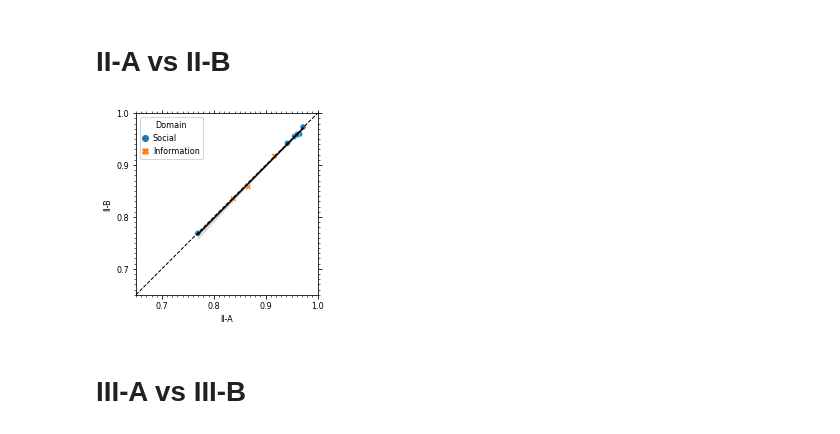
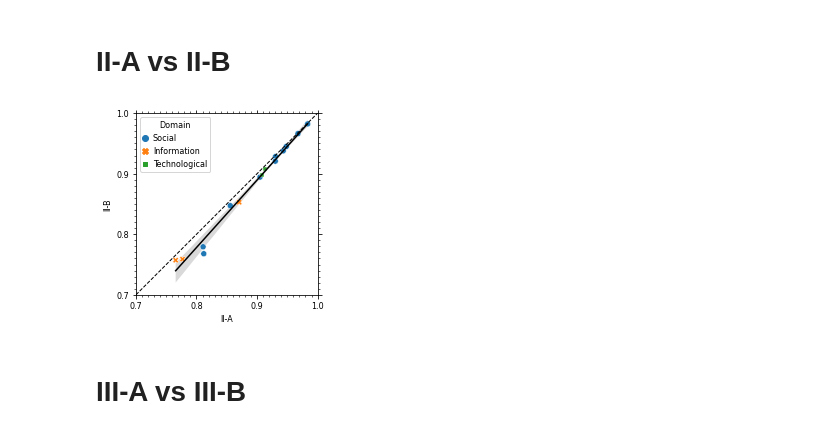
Before and after one commit to BattleBunny/snaproject, a Jupyter notebook: code/Figures for Paper.ipynb, the cells around one changed output. Saved outputs shown, nothing was run; the diff lists cells and outputs as text; code cells hidden in the pictures.

```diff
--- a/code/Figures for Paper.ipynb
+++ b/code/Figures for Paper.ipynb
@@ -11,8 +11,5 @@ networks = [8,9,10,11,16,18,20,21,24] #4 weggehaald
 # %%
 def get_performance(network: int, feature_set: str = 'II-A', model: str = 'LogisticRegression'):
-    if feature_set == 'I+II-A+III-A':
-        with open(f'/data/s3021637/{network:02}/properties/{feature_set}_{model}.float') as file:
-            return float(file.read())
     with open(f'/data/s1620444/{network:02}/properties/{feature_set}_{model}.float') as file:
         return float(file.read())
 # %%
@@ -43,7 +40,7 @@ def make_figure(df, xlabel, ylabel, name):
       sns.scatterplot(data=df, x=xlabel, y=ylabel, hue='Domain', style='Domain', ax=ax)
       ax.axline((0,0), (1,1), ls='--', c='black')
       ax.axis('scaled')
-      ax.axis([.65, 1, .65, 1])
+      ax.axis([.7, 1, .7, 1])
       ax.set_xlabel(xlabel)
       ax.set_ylabel(ylabel)
       ax.xaxis.set_minor_locator(matplotlib.ticker.MultipleLocator(.01))
@@ -69,15 +68,18 @@ make_figure(df_2b_123a, "II-B", 'I, II-A, III-A',"Fig3sets")
 # II-A vs II-B
 # %%
 info = pd.read_json('../networks.jsonl', lines=True).set_index('index')
+# networks = [8,9,10,11,16,18,20,21,24] #4 weggehaald
+# networks = [i for i in range(1,31) if i not in [5, 15, 17, 26, 27]]
+discrete_networks = [1,2,3,6,7,12,13,14,19,22,23,25,28,29,30]
 df_2a_2b = pd.DataFrame({
     'Domain': info['category'],
-    'II-A': {network: get_performance(network, feature_set='II-A') for network in networks},
-    'II-B': {network: get_performance(network, feature_set='II-B') for network in networks},
+    'II-A': {network: get_performance(network, feature_set='II-A') for network in discrete_networks},
+    'II-B': {network: get_performance(network, feature_set='II-B') for network in discrete_networks},
 }).dropna()
 
 make_figure(df_2a_2b, "II-A", "II-B", "Fig6")
 # %% [output]
-[figure, old version]
+[figure, new version]
 # %% [markdown]
 # III-A vs III-B
 # %%
```
Also changed, not shown: parts of 7 cells of this notebook, 9 other files.
